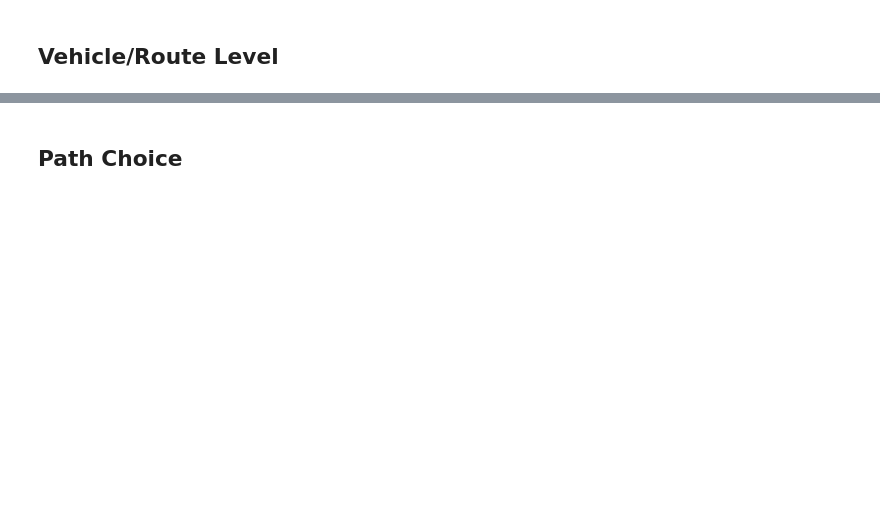
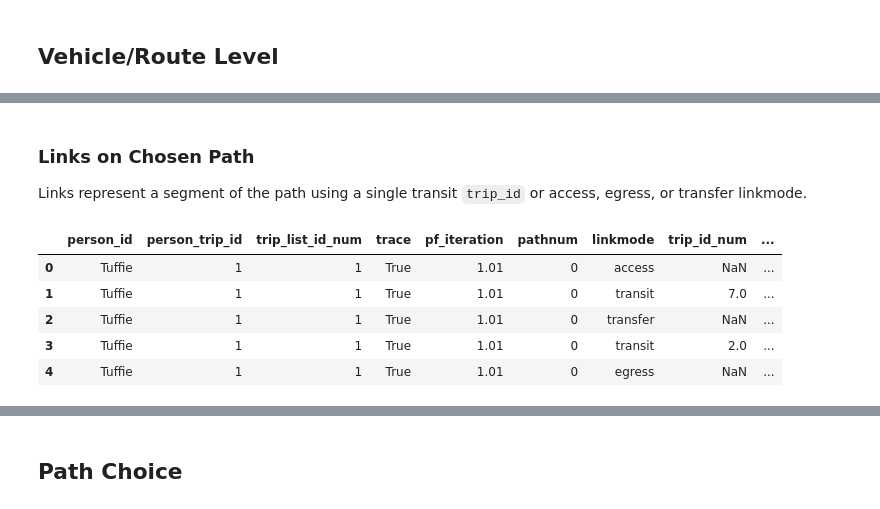
Before and after one commit to Fast-Trips/fast-trips-tutorial, a Jupyter notebook: Tutorial #1 - Simple Network, Single Trip.ipynb, the cells around one changed output, grey strips where cells are left out. Saved outputs shown, nothing was run; the diff lists cells and outputs as text; code cells hidden in the pictures; blank space fills up the shorter version.

```diff
--- a/Tutorial #1 - Simple Network, Single Trip.ipynb
+++ b/Tutorial #1 - Simple Network, Single Trip.ipynb
@@ -101,5 +208,18 @@ ridership = show(all_lines, notebook_handle=True)
+# %% [markdown]
+### Links on Chosen Path
+Links represent a segment of the path using a single transit `trip_id` or access, egress, or transfer linkmode.
 # %%
-chosen_df = pd.read_csv(os.path.join(full_output_directory,"chosenpaths_links.csv"),
+CHOSEN_LINKS = "chosenpaths_links.csv"
+chosen_link_df = pd.read_csv(os.path.join(full_output_directory,CHOSEN_LINKS),
                                        sep=",",
                                        parse_dates=['new_A_time', 'new_B_time'],
                                        date_parser=lambda x: datetime.datetime.strptime(x, '%H:%M:%S') )
+
+chosen_link_df
+# %% [output]
+|  | person_id | person_trip_id | trip_list_id_num | trace | pf_iteration | pathnum | linkmode | trip_id_num | ... |
+| 0 | Tuffie | 1 | 1 | True | 1.01 | 0 | access | NaN | ... |
+| 1 | Tuffie | 1 | 1 | True | 1.01 | 0 | transit | 7.0 | ... |
+| 2 | Tuffie | 1 | 1 | True | 1.01 | 0 | transfer | NaN | ... |
+| 3 | Tuffie | 1 | 1 | True | 1.01 | 0 | transit | 2.0 | ... |
+| 4 | Tuffie | 1 | 1 | True | 1.01 | 0 | egress | NaN | ... |
```
Also changed, not shown: parts of 27 cells of this notebook, 2 other files.
